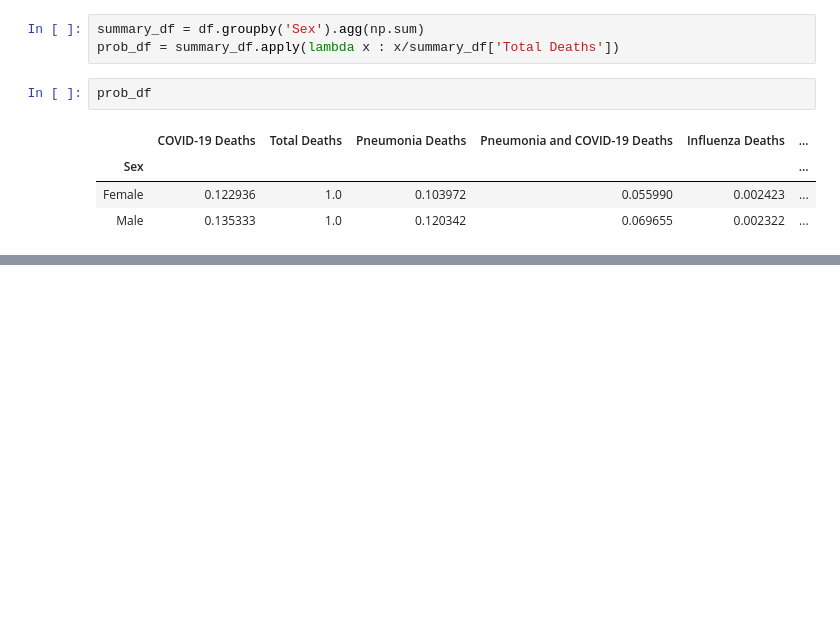
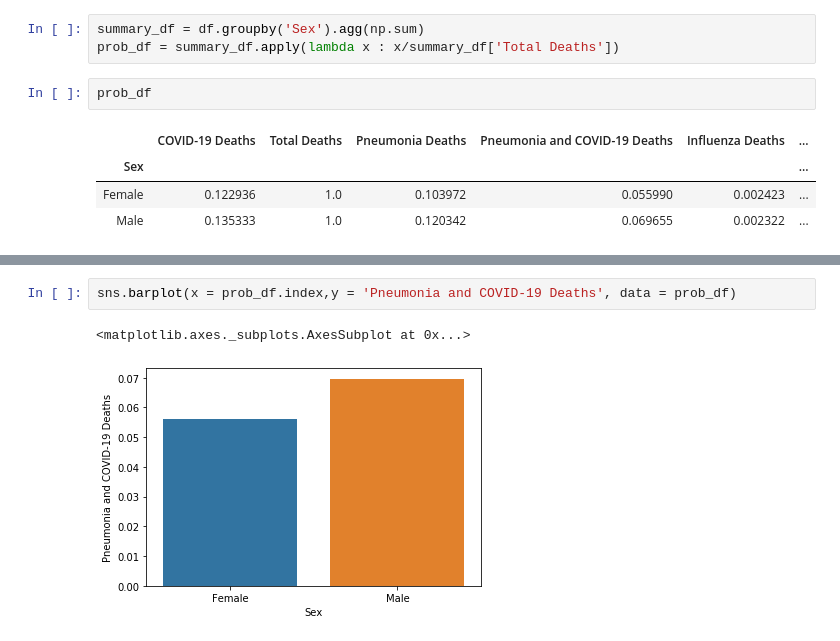
Before and after one commit to aditya-chichani/Covid-ICU-Bed-Allocation-System, a Jupyter notebook: 3036386807_3036383856_3037444215/analysis/data-processing.ipynb, the cells around one changed output, grey strips where cells are left out. Cells and saved outputs as stored; diff of their text form; blank space fills up the shorter version.

```diff
--- a/3036386807_3036383856_3037444215/analysis/data-processing.ipynb
+++ b/3036386807_3036383856_3037444215/analysis/data-processing.ipynb
@@ -25,0 +42,5 @@ prob_df
+# %%
+sns.barplot(x = prob_df.index,y = 'Pneumonia and COVID-19 Deaths', data = prob_df)
+# %% [output]
+<matplotlib.axes._subplots.AxesSubplot at 0x...>
+[figure, added]
```
Also changed, not shown: parts of 6 cells of this notebook.
